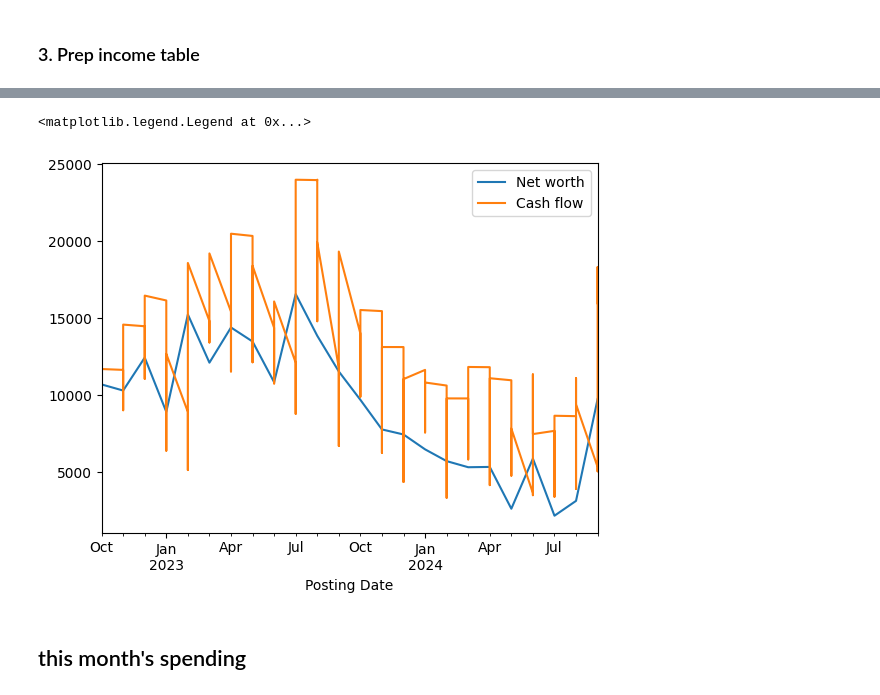
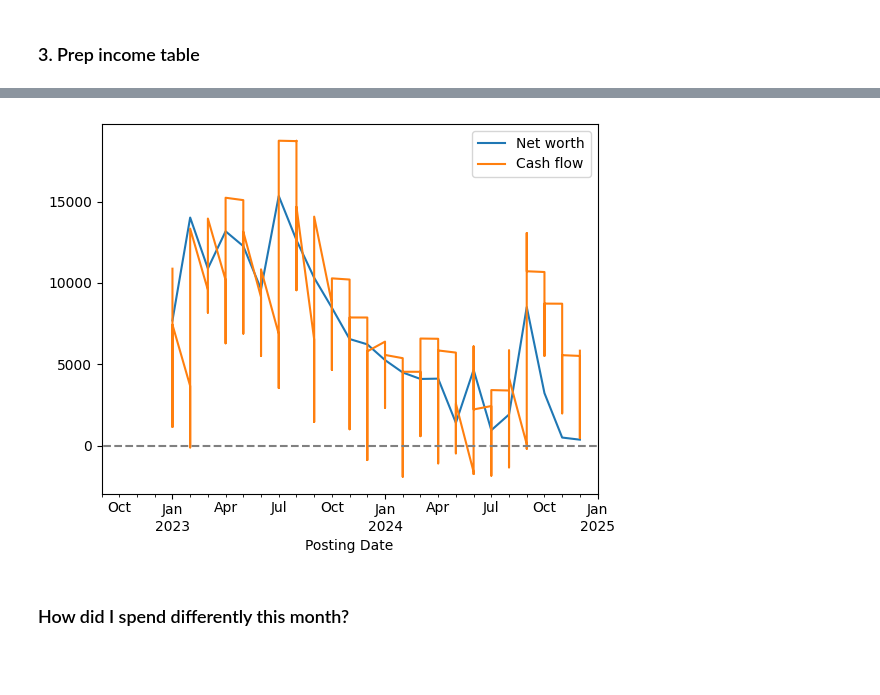
Before and after one commit to nglaze00/budget, a Jupyter notebook: expenses.ipynb, the cells around one changed output, grey strips where cells are left out. Drawn from its saved outputs; the diff is of its cells as text; code cells hidden in the pictures; blank space fills up the shorter version.

```diff
--- a/expenses.ipynb
+++ b/expenses.ipynb
@@ -33 +18,5 @@ checking_df
+# %%
+def reformat_date(dash_date: str) -> str:  # from "yyyy-mm-dd" to "mm/dd/yyyy"
+    yyyy, mm, dd = dash_date.split("-")
+    return "/".join([mm, dd, yyyy])
 # %%
@@ -78,7 +97,7 @@ checking_df["month"] = pd.to_datetime(
 debit_df = checking_df[checking_df.Amount < 0]
 
 # ignore credit card payments, since they double count cc expenses
-cc_pay_keywords = ["Payment to Chase card", "CHASE CREDIT CRD"]
+cc_pay_keywords = ["Payment to Chase card", "CHASE CREDIT CRD", "MOBILE PMT", "CRCARDPMT"]
 debit_df = debit_df[~pd.DataFrame([debit_df.Description.str.contains(kw) for kw in cc_pay_keywords]).any(axis=0)]
 # %% [markdown]
 ### 2. Prep credit expenses table
@@ -133,18 +159,34 @@ del income_df
 # %%
-# debit_df + credit_df - refund_df
-expense_df = pd.concat([debit_df, credit_df]).reset_index().drop(columns="level_0")
-expense_df["Category"] = None
-expense_df_prev_categories = pd.read_csv("expense.csv", index_col=0)
+# load categories of old transactions
 expense_df_prev_categories = (
-    expense_df_prev_categories.sort_values(["Posting Date", "Description", "Amount"], inplace=False)
+    pd.read_csv("expense.csv", index_col=0)
+    .sort_values(["Posting Date", "Description", "Amount"], inplace=False)
     .reset_index()
     .drop(columns="level_0")
 )
 
 expense_df = (
-    expense_df.sort_values(["Posting Date", "Description", "Amount"], inplace=False)
+    pd.concat([debit_df, credit_df])
+    .sort_values(["Posting Date", "Description", "Amount"], inplace=False)
     .reset_index()
+    .drop(columns="index")
+)
+
+
+
+expense_df["Category"] = None
+expense_df_prev_categories = (
+
+    expense_df_prev_categories.sort_values(["Posting Date", "Description", "Amount"], inplace=False)
+    .reset_index()
+
     .drop(columns="level_0")
 )
+
+
+
 expense_df.loc[: len(expense_df_prev_categories), "Category"] = expense_df_prev_categories["Category"]
 del expense_df_prev_categories
+
+
+expense_df["Category"] = None
@@ -383,10 +426,20 @@ Freq: MS, dtype: float64
 # %%
 (START_BALANCE + net_worth_df.sum(axis=1).cumsum()).plot()
 (START_BALANCE + checking_df.groupby("Posting Date").Amount.sum().cumsum()).plot()
+plt.hlines(0, 0, 10000, colors="gray", linestyles="dashed")
 plt.legend(["Net worth", "Cash flow"])
+_ = plt.xlim(
+    [
+        datetime.datetime(day=START_DAY, month=START_MONTH, year=START_YEAR),
+        datetime.datetime(
+            day=FINAL_DAY,
+            month=(FINAL_MONTH + 1) if FINAL_MONTH < 12 else 1,
+            year=(FINAL_YEAR + 1 if FINAL_MONTH == 12 else FINAL_YEAR),
+        ),
+    ]
+)
 # %% [output]
-<matplotlib.legend.Legend at 0x...>
-[figure, old version]
+[figure, new version]
 # %% [markdown]
-## this month's spending
+### How did I spend differently this month?
 # %%
```
Also changed, not shown: parts of 29 cells of this notebook, 4 other files.
